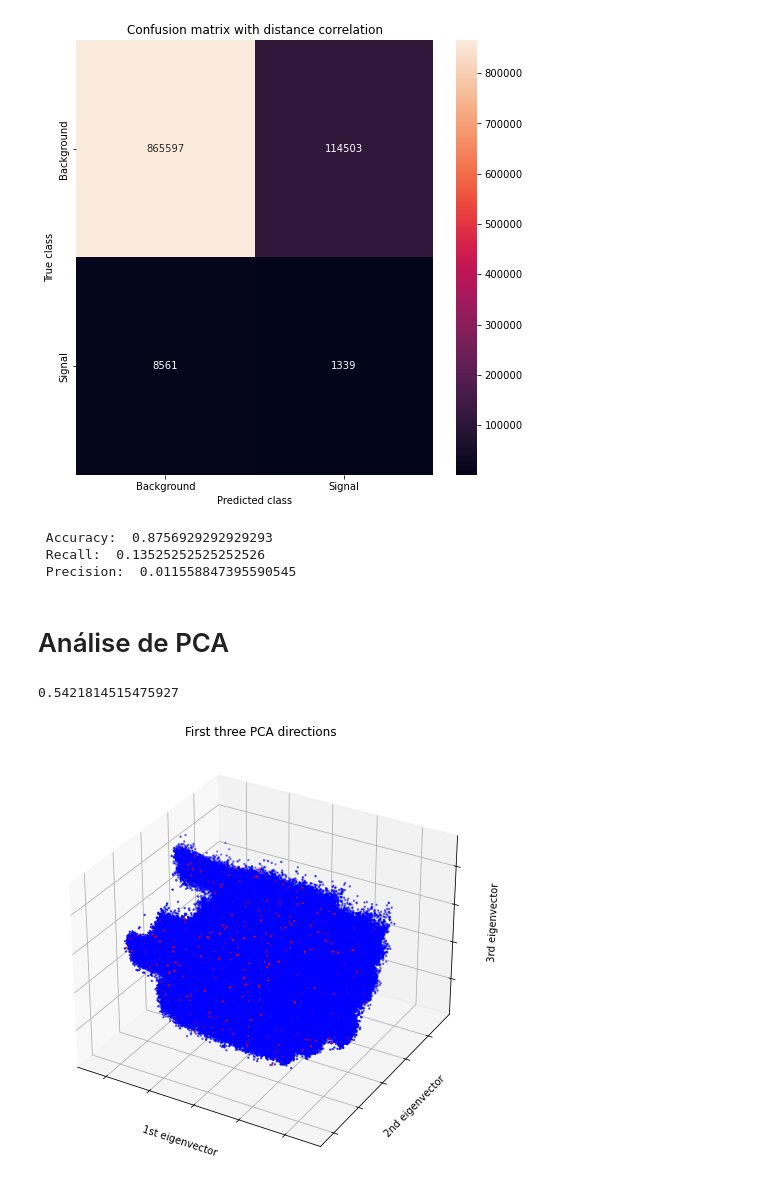
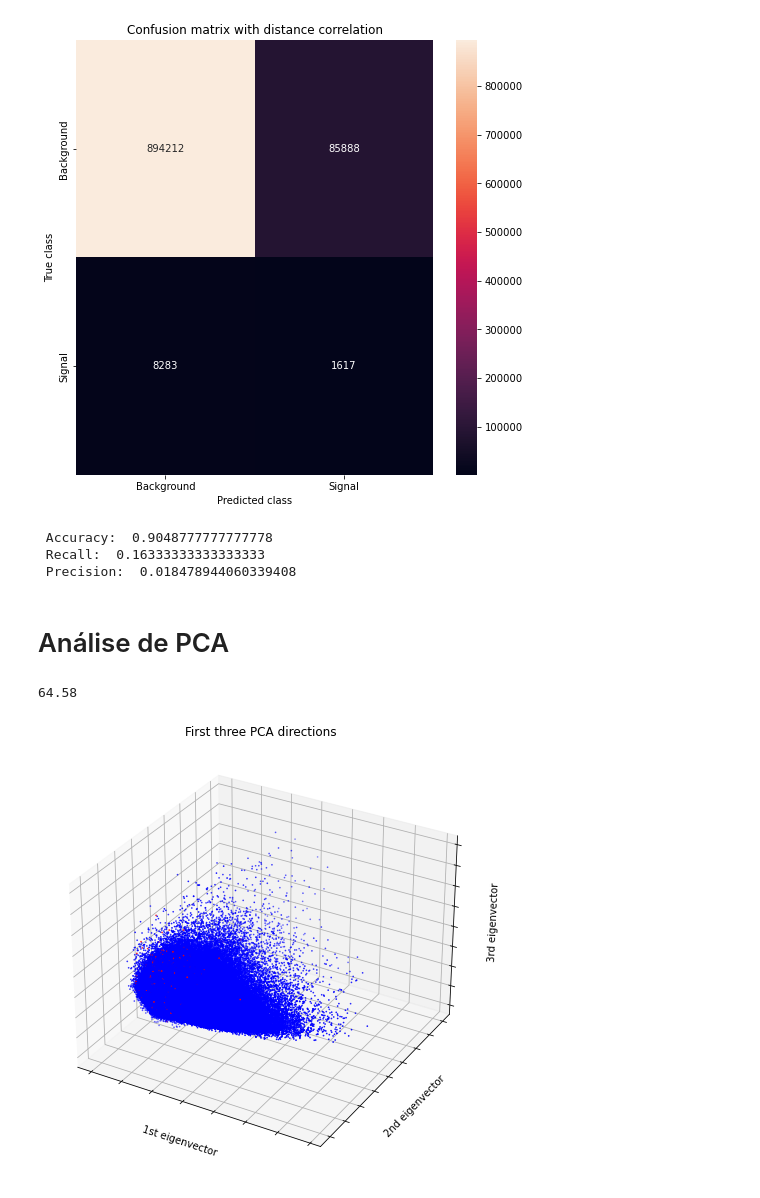
Before and after one commit to Esterci/Learning, a Jupyter notebook: Python/Anomaly_Detection/hyper_parameters_study/results_analyses.ipynb, the cells around one changed output. Saved outputs shown, nothing was run; the diff lists cells and outputs as text; code cells hidden in the pictures.

```diff
--- a/Python/Anomaly_Detection/hyper_parameters_study/results_analyses.ipynb
+++ b/Python/Anomaly_Detection/hyper_parameters_study/results_analyses.ipynb
@@ -38,13 +39,6 @@ print('Number of valid models: {}'.format(len(valid_models_path)))
 results_ditc = {}
 
 n_elements = len(valid_models_path)
-
-valid_columns = [
-    "px1.1","py1.1","pz1.1","E1.1","eta1.1",
-    "phi1.1","pt1.1","px2.1","py2.1","pz2.1",
-    "E2.1","eta2.1","phi2.1","pt2.1","Delta_R.1",
-    "M12.1","MET.1","S.1","C.1","HT.1","A.1"
-]
 
 for results in valid_models_path:
 
@@ -66,11 +60,9 @@ for i,results in enumerate(valid_models_path):
 
     it = name_it.split('__')[-3]
 
-    df = pd.read_csv(results)
+    data = np.load(results,allow_pickle=True)
 
-    df = df[::][valid_columns]
-
-    results_ditc[it]['data'].append(df.values)
+    results_ditc[it]['data'].append(data[:,:-1])
 
     #Updating progress bar
 
@@ -277,3 +200,8 @@ error_class
+# %%
+data = np.array(format_dict['mse'],dtype=np.float32)
+target = np.array(concatenate['target'],dtype=np.int32)
+bg_mse = data[target==0]
+sg_mse = data[target==1]
 # %%
 threshold_fixed = 0.12
 groups = error_class.groupby('True_class')
@@ -319,9 +255,9 @@ fig.set_size_inches(8,8)
 
 # with DisCo
 
-threshold_fixed = 0.24
+threshold_fixed = 0.2143
 
-pred_y = [1 if e < threshold_fixed else 0 for e in error_class.Reconstruction_error.values]
+pred_y = [1 if e > threshold_fixed else 0 for e in error_class.Reconstruction_error.values]
 error_class['pred'] = pred_y
 conf_matrix = confusion_matrix(error_class.True_class, pred_y)
 
@@ -337,54 +273,60 @@ print(" Accuracy: ",accuracy_score(error_class['True_class'], error_class['pred'
 print(" Recall: ",recall_score(error_class['True_class'], error_class['pred']))
 print(" Precision: ",precision_score(error_class['True_class'], error_class['pred']))
 # %% [output]
-[figure, old version]
+[figure, new version]
- Accuracy:  0.8756929292929293
- Recall:  0.13525252525252526
- Precision:  0.011558847395590545
+ Accuracy:  0.9048777777777778
+ Recall:  0.16333333333333333
+ Precision:  0.018478944060339408
 # %% [markdown]
 # Análise de PCA
+# %%
+data = concatenate['data']
+
+y = concatenate['target']
+
+scaler = StandardScaler()
+
+data = scaler.fit_transform(data)
+
+pca = PCA(n_components=3).fit(data)
+
+variacao_percentual_pca = np.round(pca.explained_variance_ratio_ * 100, decimals = 2)
+
+print(variacao_percentual_pca.sum())
+# %% [output]
+64.58
 # %%
-%matplotlib inline
-
-data = best_model_dict['data']
-
-y = best_model_dict['target']
-
-pca = PCA(n_components=3).fit(data)
-
-print(np.sum(pca.explained_variance_))
 
 reduced = pca.transform(data)
 
 colors = []
 
 for target in y:
 
     if target == 0:
         colors.append('b')
 
     else:
         colors.append('r')
 
 # To getter a better understanding of interaction of the dimensions
 # plot the first three PCA dimensions
 
 fig = plt.figure(1, figsize=(8, 6))
 
 ax = Axes3D(fig)
 
 ax.scatter(reduced[:, 0], reduced[:, 1], reduced[:, 2], c=colors,
-           cmap=plt.cm.Set1, s=2)
+           cmap=plt.cm.Set1, s=0.5)
 
 ax.set_title("First three PCA directions")
 ax.set_xlabel("1st eigenvector")
 ax.w_xaxis.set_ticklabels([])
 ax.set_ylabel("2nd eigenvector")
 ax.w_yaxis.set_ticklabels([])
 ax.set_zlabel("3rd eigenvector")
 ax.w_zaxis.set_ticklabels([])
 
 plt.show()
 # %% [output]
-0.5421814515475927
-[figure, old version]
+[figure, new version]
```
Also changed, not shown: parts of 9 cells of this notebook, 5 other files.
